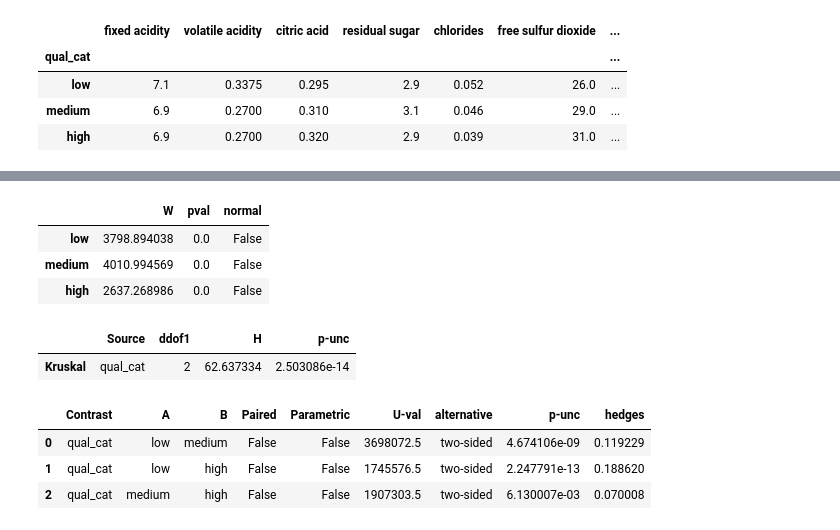
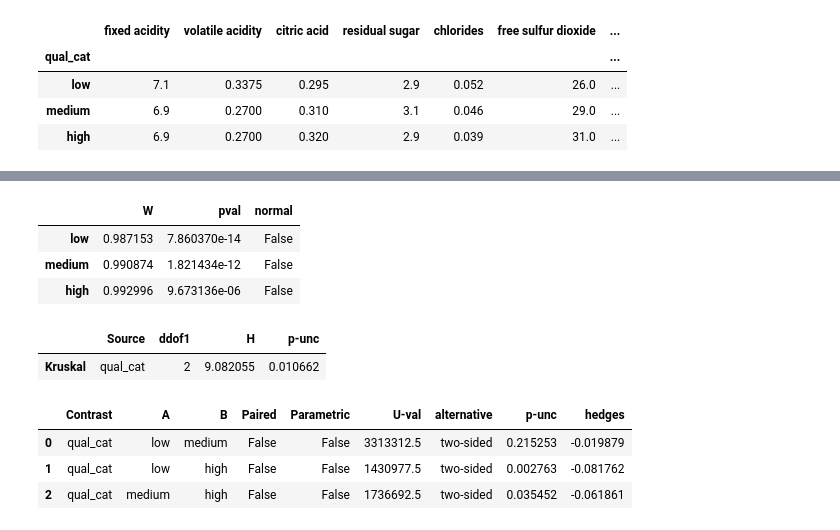
Before and after one commit to derevirn/hypothesis-test, a Jupyter notebook: hypothesis.ipynb, the cells around one changed output, grey strips where cells are left out. Cells and saved outputs as stored; diff of their text form; code cells hidden in the pictures.

```diff
--- a/hypothesis.ipynb
+++ b/hypothesis.ipynb
@@ -34,6 +34,6 @@ df.groupby('qual_cat').median()
 | medium | 6.9 | 0.2700 | 0.310 | 3.1 | 0.046 | 29.0 | ... |
 | high | 6.9 | 0.2700 | 0.320 | 2.9 | 0.039 | 31.0 | ... |
 # %%
-dv = 'fixed acidity'
+dv = 'pH'
 group = 'qual_cat'
 # %%
@@ -47,19 +55,19 @@ plt.show()
 # %%
-pg.normality(df, dv = dv, group = group, method = 'jarque_bera')
+pg.normality(df, dv = dv, group = group)
 # %% [output]
 |  | W | pval | normal |
-| low | 3798.894038 | 0.0 | False |
-| medium | 4010.994569 | 0.0 | False |
-| high | 2637.268986 | 0.0 | False |
+| low | 0.987153 | 7.860370e-14 | False |
+| medium | 0.990874 | 1.821434e-12 | False |
+| high | 0.992996 | 9.673136e-06 | False |
 # %%
 pg.kruskal(df, dv = dv, between = group)
 # %% [output]
 |  | Source | ddof1 | H | p-unc |
-| Kruskal | qual_cat | 2 | 62.637334 | 2.503086e-14 |
+| Kruskal | qual_cat | 2 | 9.082055 | 0.010662 |
 # %%
 pg.pairwise_tests(df, dv = dv, between = group, parametric = False)
 # %% [output]
 |  | Contrast | A | B | Paired | Parametric | U-val | alternative | p-unc | hedges |
-| 0 | qual_cat | low | medium | False | False | 3698072.5 | two-sided | 4.674106e-09 | 0.119229 |
-| 1 | qual_cat | low | high | False | False | 1745576.5 | two-sided | 2.247791e-13 | 0.188620 |
-| 2 | qual_cat | medium | high | False | False | 1907303.5 | two-sided | 6.130007e-03 | 0.070008 |
+| 0 | qual_cat | low | medium | False | False | 3313312.5 | two-sided | 0.215253 | -0.019879 |
+| 1 | qual_cat | low | high | False | False | 1430977.5 | two-sided | 0.002763 | -0.081762 |
+| 2 | qual_cat | medium | high | False | False | 1736692.5 | two-sided | 0.035452 | -0.061861 |
```
Also changed, not shown: parts of 5 cells of this notebook, 3 other files.
